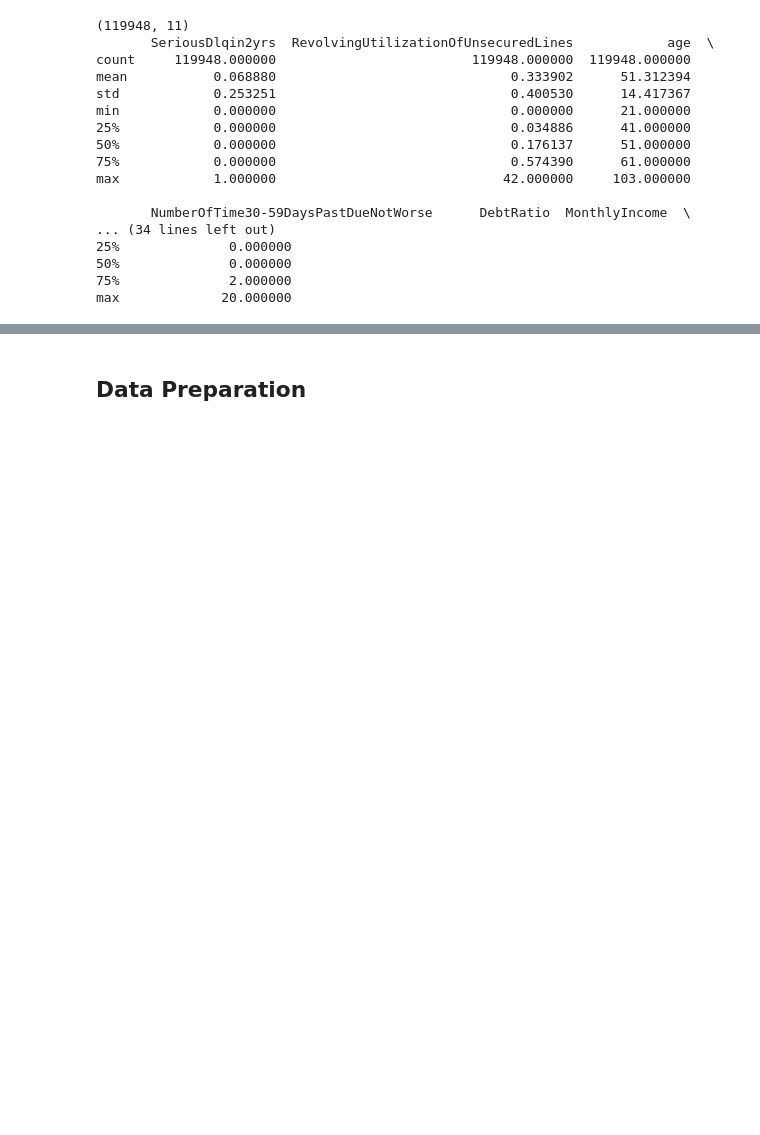
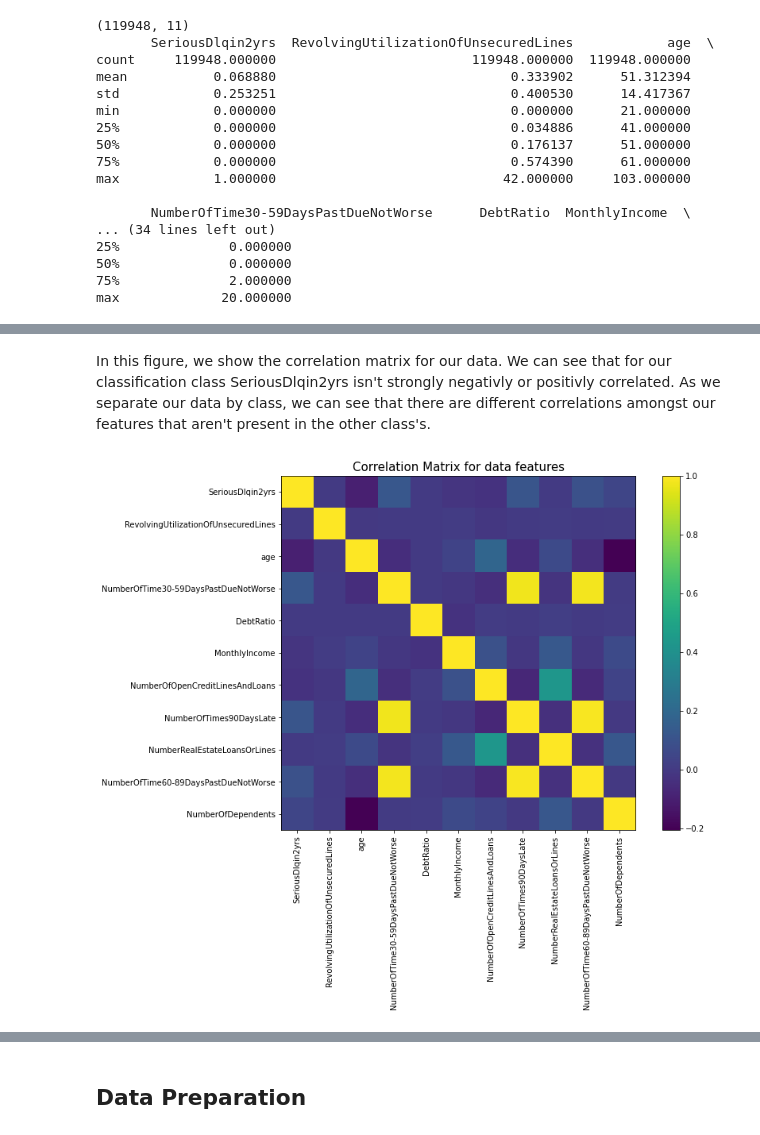
Before and after one commit to kimsternator/ECE-225-Project, a Jupyter notebook: ECE 225 Project.ipynb, the cells around one changed output, grey strips where cells are left out. Cells and saved outputs as stored; diff of their text form; code cells hidden in the pictures; blank space fills up the shorter version.

```diff
--- a/ECE 225 Project.ipynb
+++ b/ECE 225 Project.ipynb
@@ -682,0 +728,15 @@ max             20.000000
+# %% [markdown]
+In this figure, we show the correlation matrix for our data. We can see that for our classification class SeriousDlqin2yrs isn't strongly negativly or positivly correlated. As we separate our data by class, we can see that there are different correlations amongst our features that aren't present in the other class's.
+# %%
+correlation_matrix = data.corr()
+
+plt.figure(figsize=(12, 8))
+plt.matshow(correlation_matrix, fignum=1)
+plt.xticks(range(len(correlation_matrix.columns)), correlation_matrix.columns, rotation=90)
+plt.yticks(range(len(correlation_matrix.columns)), correlation_matrix.columns)
+plt.gca().xaxis.tick_bottom()
+plt.title(f'Correlation Matrix for data features', fontsize=15)
+plt.colorbar()
+plt.show()
+# %% [output]
+[figure, added]
```
Also changed, not shown: parts of 8 cells of this notebook.
